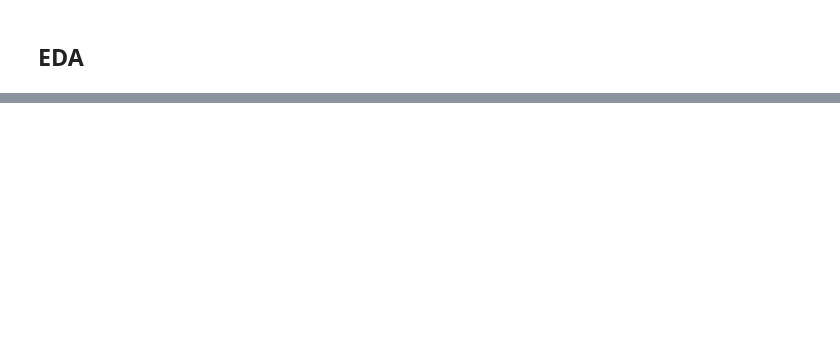
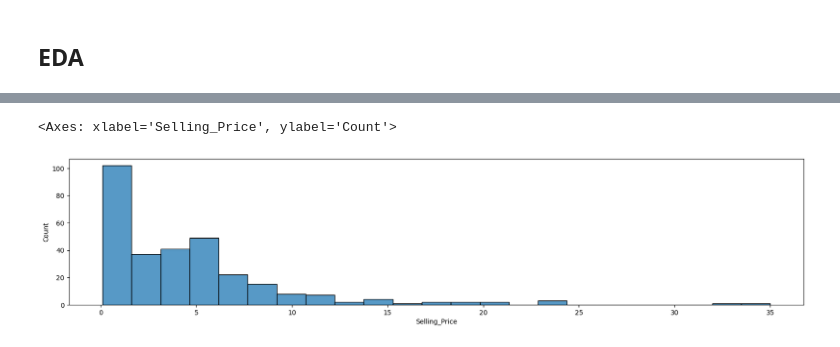
Before and after one commit to mdismailquraishicse/ElectricVehicleSegmentation, a Jupyter notebook: main.ipynb, the cells around one changed output, grey strips where cells are left out. Cells and saved outputs as stored; diff of their text form; code cells hidden in the pictures; blank space fills up the shorter version.

```diff
--- a/main.ipynb
+++ b/main.ipynb
@@ -69,0 +79,8 @@ df.columns
+# %%
+df['text'] = df['Car_Name'].apply(lambda x:x.replace(' ',''))
+# %%
+# df['text']+' '+df['Year'].astype('str')
+sns.histplot(df['Selling_Price'])
+# %% [output]
+<Axes: xlabel='Selling_Price', ylabel='Count'>
+[figure, added]
```
Also changed, not shown: parts of 15 cells of this notebook.
